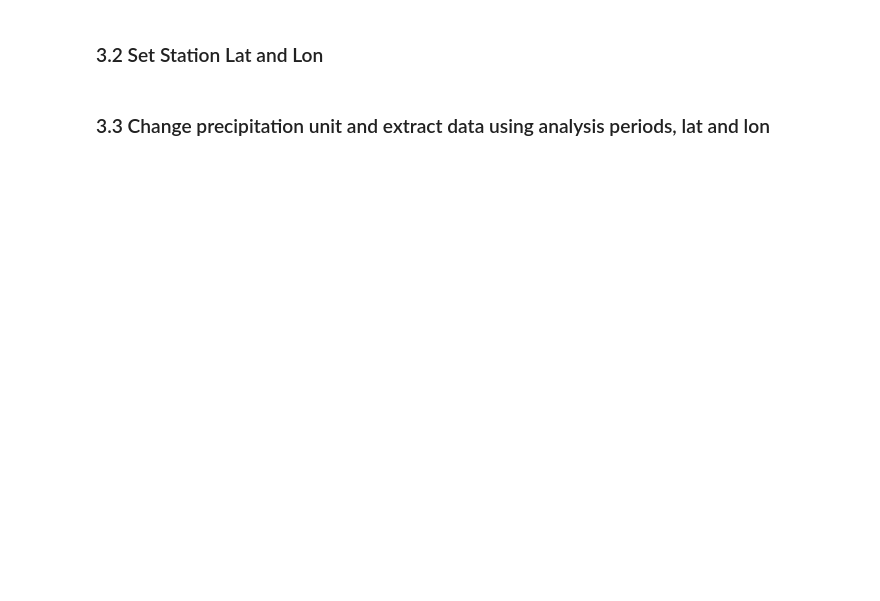
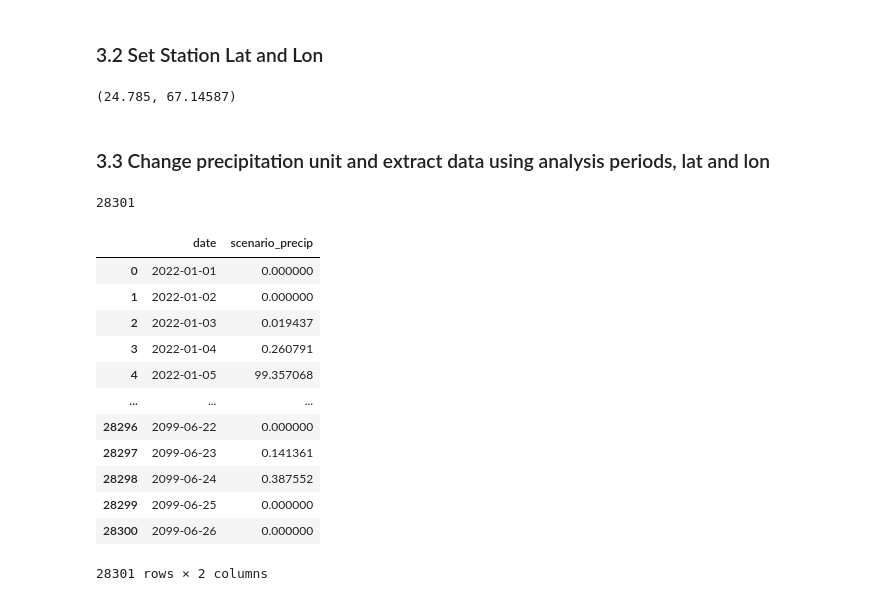
Before and after one commit to DavidChoi76/CCdownscaling, a Jupyter notebook: example/pakistan/2_application_of _downscaling_methods_using_climate_data (Pakistan).ipynb, the cells around one changed output. Cells and saved outputs as stored; diff of their text form; code cells hidden in the pictures; blank space fills up the shorter version.

```diff
--- a/example/pakistan/2_application_of _downscaling_methods_using_climate_data (Pakistan).ipynb
+++ b/example/pakistan/2_application_of _downscaling_methods_using_climate_data (Pakistan).ipynb
@@ -383,5 +391,5 @@ plt.show()
 ## 9. Create Future Precipitations
 # %%
 # read five nc files
-scenario_data = xarray.open_dataset('./uganda/data/models/pr_day_EC-Earth3-Veg-LR_ssp370_r1i1p1f1_gr_20220101-21001231_v20201123.nc')
+scenario_data = xarray.open_dataset('./data/models/pr_day_HadGEM3-GC31-MM_ssp585_r1i1p1f3_gn_20220101-21001230_v20200515.nc')
 scenario_data
@@ -411,24 +473,41 @@ scenario_data
 # %% [markdown]
 ### 3.2 Set Station Lat and Lon
 # %%
-station_lat = 0.3
-station_lon = 32.6
+station_lat = 24.785
+station_lon = 67.14587
 station_lat, station_lon
+# %% [output]
+(24.785, 67.14587)
 # %% [markdown]
 ### 3.3 Change precipitation unit and extract data using analysis periods, lat and lon
 # %%
 # load GCM historical data
 scenario_data['pr'] = scenario_data['pr'] * 86400
-scenario_data1 = scenario_data['pr'].sel(time=slice('2022-01-01','2100-12-31'))
+scenario_data1 = scenario_data['pr'].sel(time=slice('2022-01-01','2100-12-30'))
 scenario_data2 = scenario_data1.sel(lat=station_lat, lon=station_lon, method='nearest').values
 scenario_precip = np.squeeze(scenario_data2)
 # %%
 total_date_df = pd.DataFrame(
-    {'date': pd.date_range(start='2022-01-01', end='2100-12-30', freq='1D'),
+    {'date': pd.date_range(start='2022-01-01', end='2099-06-26', freq='1D'),
     }
 )
 print(len(total_date_df))
 total_date_df["scenario_precip"] = scenario_precip
 total_date_df
+# %% [output]
+28301
+|  | date | scenario_precip |
+| 0 | 2022-01-01 | 0.000000 |
+| 1 | 2022-01-02 | 0.000000 |
+| 2 | 2022-01-03 | 0.019437 |
+| 3 | 2022-01-04 | 0.260791 |
+| 4 | 2022-01-05 | 99.357068 |
+| ... | ... | ... |
+| 28296 | 2099-06-22 | 0.000000 |
+| 28297 | 2099-06-23 | 0.141361 |
+| 28298 | 2099-06-24 | 0.387552 |
+| 28299 | 2099-06-25 | 0.000000 |
+| 28300 | 2099-06-26 | 0.000000 |
+28301 rows × 2 columns
 # %%
 scenario_precip.reshape(-1, 1)
```
Also changed, not shown: parts of 19 cells of this notebook.
